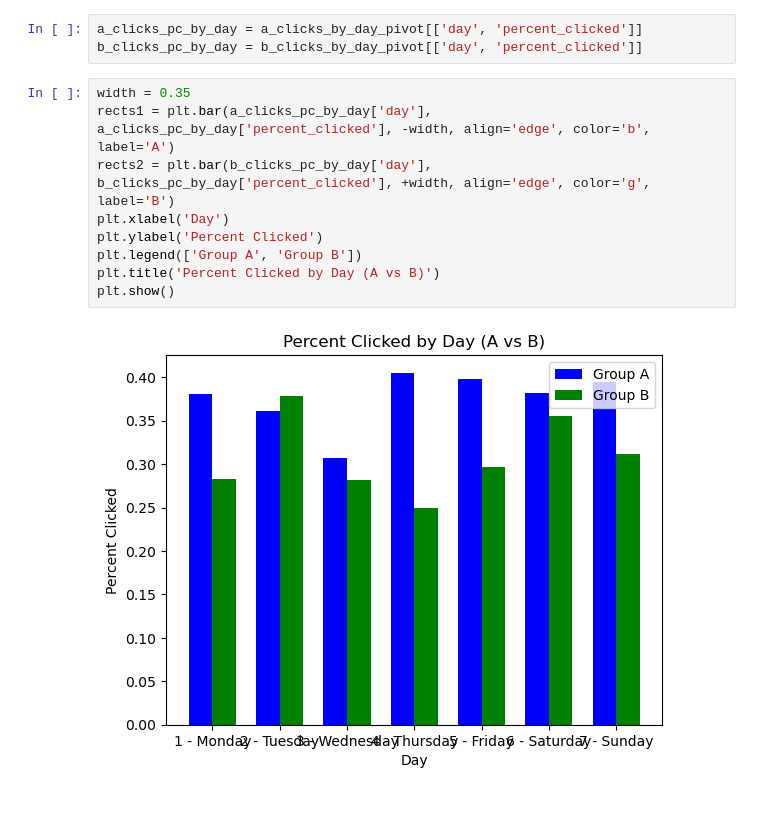
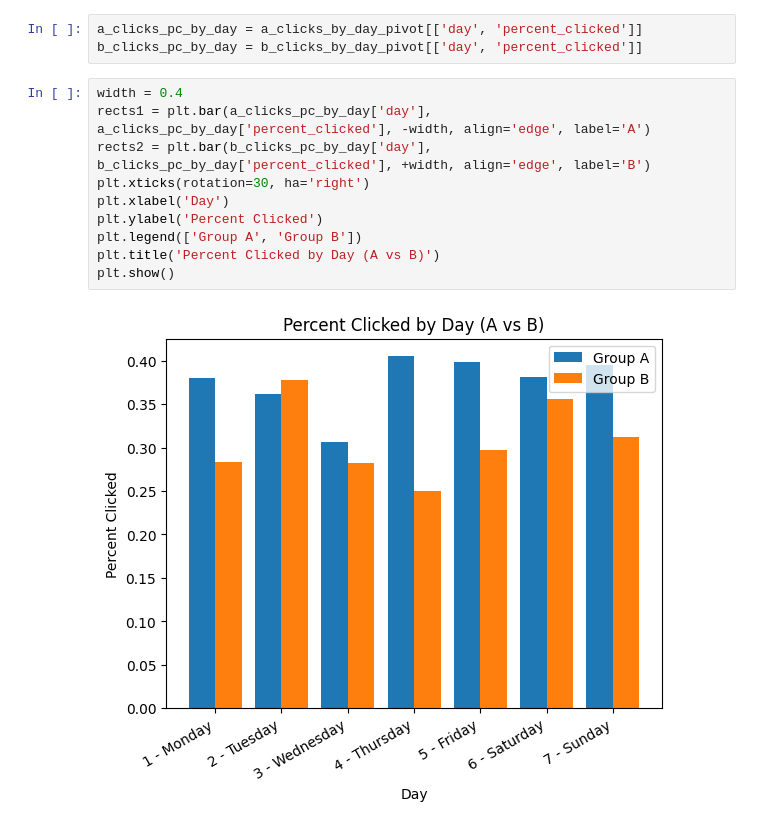
Before and after one commit to danielhardej/codecademy, a Jupyter notebook: Analyze-Financial-Data-With-Python/3-Intro-to-Pandas/ShoeFly-AB-testing-project.ipynb, the cells around one changed output. Drawn from its saved outputs; the diff is of its cells as text.

```diff
--- a/Analyze-Financial-Data-With-Python/3-Intro-to-Pandas/ShoeFly-AB-testing-project.ipynb
+++ b/Analyze-Financial-Data-With-Python/3-Intro-to-Pandas/ShoeFly-AB-testing-project.ipynb
@@ -203,13 +203,14 @@ import matplotlib.pyplot as plt
 a_clicks_pc_by_day = a_clicks_by_day_pivot[['day', 'percent_clicked']]
 b_clicks_pc_by_day = b_clicks_by_day_pivot[['day', 'percent_clicked']]
 # %%
-width = 0.35
-rects1 = plt.bar(a_clicks_pc_by_day['day'], a_clicks_pc_by_day['percent_clicked'], -width, align='edge', color='b', label='A')
-rects2 = plt.bar(b_clicks_pc_by_day['day'], b_clicks_pc_by_day['percent_clicked'], +width, align='edge', color='g', label='B')
+width = 0.4
+rects1 = plt.bar(a_clicks_pc_by_day['day'], a_clicks_pc_by_day['percent_clicked'], -width, align='edge', label='A')
+rects2 = plt.bar(b_clicks_pc_by_day['day'], b_clicks_pc_by_day['percent_clicked'], +width, align='edge', label='B')
+plt.xticks(rotation=30, ha='right')
 plt.xlabel('Day')
 plt.ylabel('Percent Clicked')
 plt.legend(['Group A', 'Group B'])
 plt.title('Percent Clicked by Day (A vs B)')
 plt.show()
 # %% [output]
-[figure, old version]
+[figure, new version]
```
